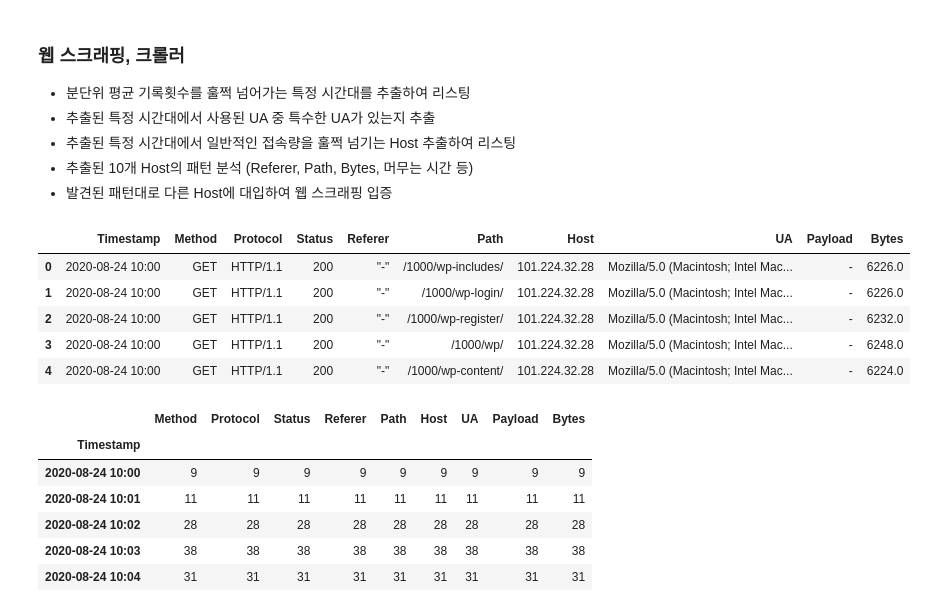
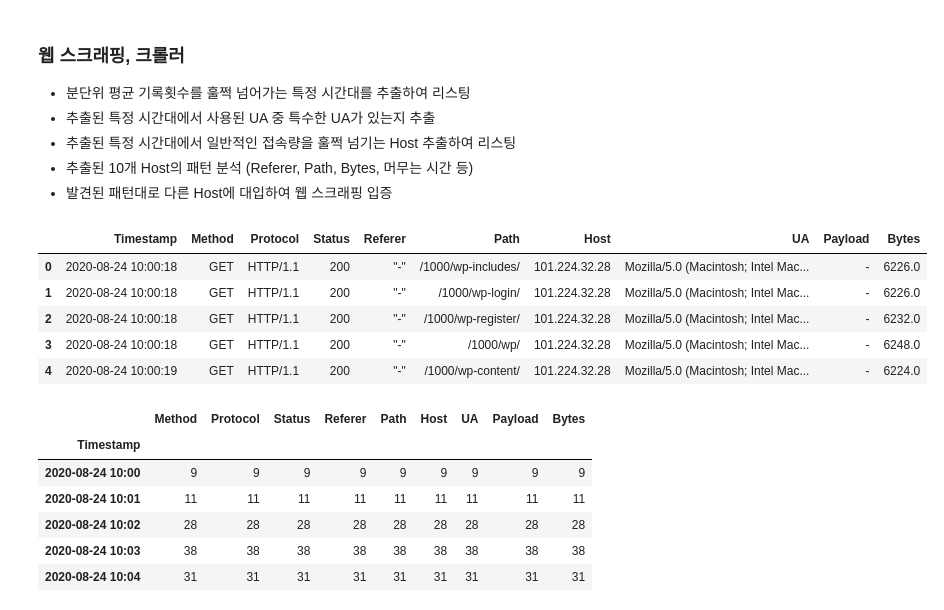
Before and after one commit to gnsia/conan, a Jupyter notebook: EDA/2020-10-29-EDA-log-data-date-hour-minute-host-unique.ipynb, the cells around one changed output. Saved outputs shown, nothing was run; the diff lists cells and outputs as text; code cells hidden in the pictures.

```diff
--- a/EDA/2020-10-29-EDA-log-data-date-hour-minute-host-unique.ipynb
+++ b/EDA/2020-10-29-EDA-log-data-date-hour-minute-host-unique.ipynb
@@ -19,16 +19,16 @@ plt.rcParams['axes.unicode_minus'] = False # - 안깨지게 하기
 # %%
 df = pd.read_csv('../dataset/track1.csv') # 데이터 프레임 초기화
 df.Timestamp = pd.to_datetime(df.Timestamp)
 df = df[df['Status'].astype(str).str.isnumeric()] # 이상치 제거
-df['Timestamp'] = df['Timestamp'].dt.strftime('%Y-%m-%d %H:%M') # 시계열 데이터를 1분 단위로 설정
+# df['Timestamp'] = df['Timestamp'].dt.strftime('%Y-%m-%d %H:%M') # 시계열 데이터를 1분 단위로 설정
 df.head()
 # %% [output]
 |  | Timestamp | Method | Protocol | Status | Referer | Path | Host | UA | Payload | Bytes |
-| 0 | 2020-08-24 10:00 | GET | HTTP/1.1 | 200 | "-" | /1000/wp-includes/ | 101.224.32.28 | Mozilla/5.0 (Macintosh; Intel Mac... | - | 6226.0 |
-| 1 | 2020-08-24 10:00 | GET | HTTP/1.1 | 200 | "-" | /1000/wp-login/ | 101.224.32.28 | Mozilla/5.0 (Macintosh; Intel Mac... | - | 6226.0 |
-| 2 | 2020-08-24 10:00 | GET | HTTP/1.1 | 200 | "-" | /1000/wp-register/ | 101.224.32.28 | Mozilla/5.0 (Macintosh; Intel Mac... | - | 6232.0 |
-| 3 | 2020-08-24 10:00 | GET | HTTP/1.1 | 200 | "-" | /1000/wp/ | 101.224.32.28 | Mozilla/5.0 (Macintosh; Intel Mac... | - | 6248.0 |
-| 4 | 2020-08-24 10:00 | GET | HTTP/1.1 | 200 | "-" | /1000/wp-content/ | 101.224.32.28 | Mozilla/5.0 (Macintosh; Intel Mac... | - | 6224.0 |
+| 0 | 2020-08-24 10:00:18 | GET | HTTP/1.1 | 200 | "-" | /1000/wp-includes/ | 101.224.32.28 | Mozilla/5.0 (Macintosh; Intel Mac... | - | 6226.0 |
+| 1 | 2020-08-24 10:00:18 | GET | HTTP/1.1 | 200 | "-" | /1000/wp-login/ | 101.224.32.28 | Mozilla/5.0 (Macintosh; Intel Mac... | - | 6226.0 |
+| 2 | 2020-08-24 10:00:18 | GET | HTTP/1.1 | 200 | "-" | /1000/wp-register/ | 101.224.32.28 | Mozilla/5.0 (Macintosh; Intel Mac... | - | 6232.0 |
+| 3 | 2020-08-24 10:00:18 | GET | HTTP/1.1 | 200 | "-" | /1000/wp/ | 101.224.32.28 | Mozilla/5.0 (Macintosh; Intel Mac... | - | 6248.0 |
+| 4 | 2020-08-24 10:00:19 | GET | HTTP/1.1 | 200 | "-" | /1000/wp-content/ | 101.224.32.28 | Mozilla/5.0 (Macintosh; Intel Mac... | - | 6224.0 |
 # %%
 time_grp = df.groupby(['Timestamp'])
 time_grp.count()
```
Also changed, not shown: 9 other files.
